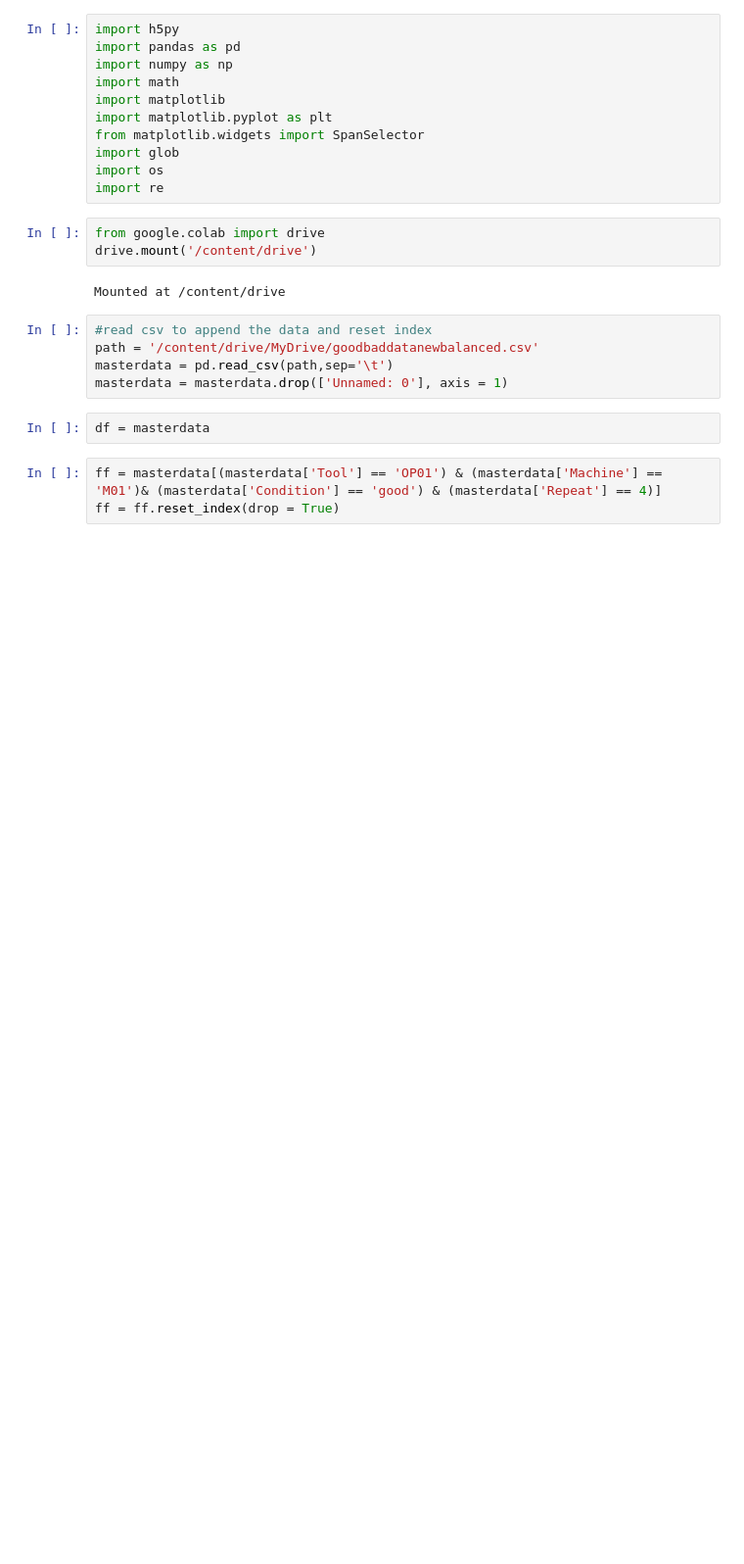
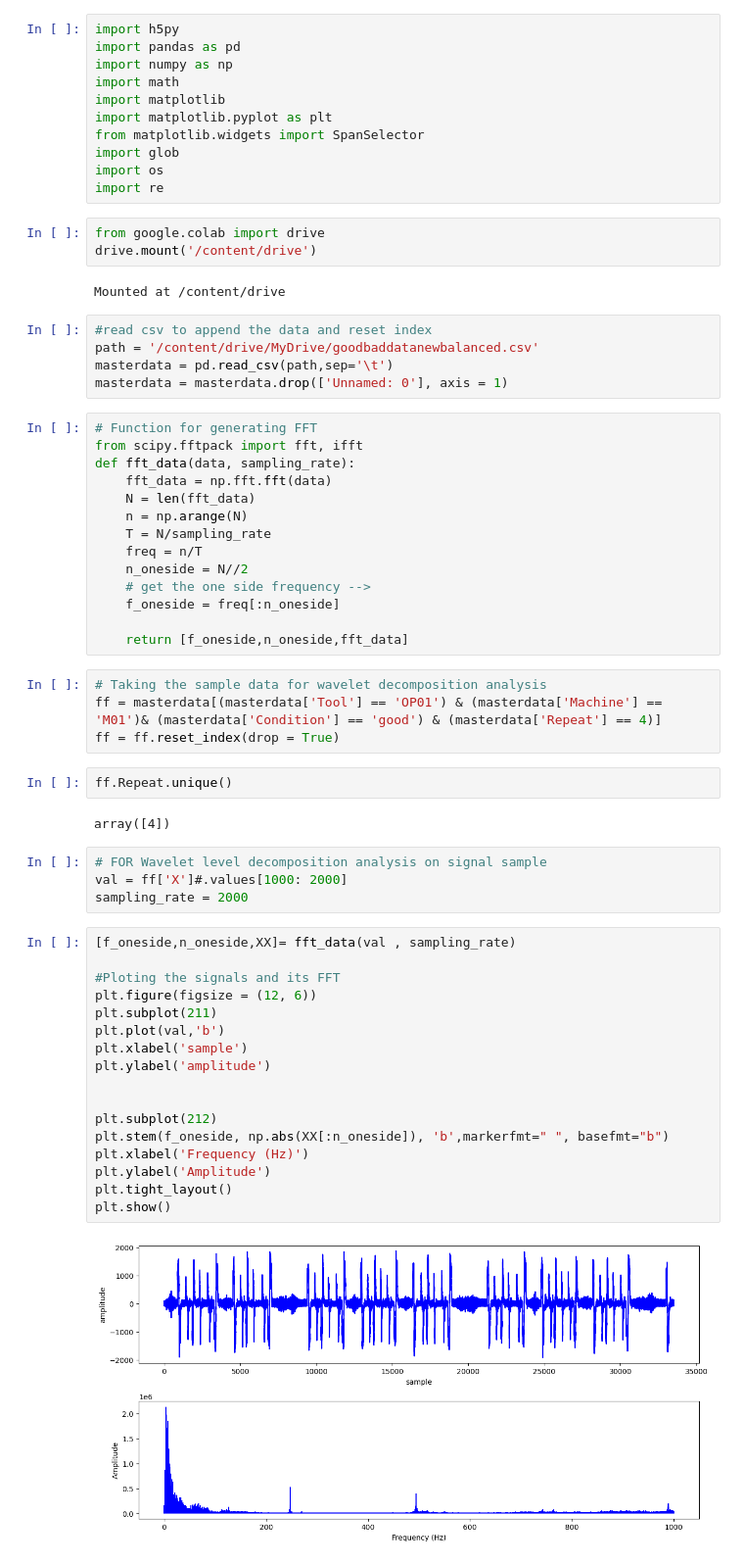
Before and after one commit to AbbasHussain72/Wavelet-featre-extraction-, a Jupyter notebook: Wavelet_level_decomposition.ipynb, the cells around one changed output. Shown at 98% size. Drawn from its saved outputs; the diff is of its cells as text; blank space fills up the shorter version.

```diff
--- a/Wavelet_level_decomposition.ipynb
+++ b/Wavelet_level_decomposition.ipynb
@@ -19,11 +19,51 @@ Mounted at /content/drive
 path = '/content/drive/MyDrive/goodbaddatanewbalanced.csv'
 masterdata = pd.read_csv(path,sep='\t')
 masterdata = masterdata.drop(['Unnamed: 0'], axis = 1)
-# %%
-df = masterdata
+# %%
+# Function for generating FFT
+from scipy.fftpack import fft, ifft
+def fft_data(data, sampling_rate):
+    fft_data = np.fft.fft(data)
+    N = len(fft_data)
+    n = np.arange(N)
+    T = N/sampling_rate
+    freq = n/T
+    n_oneside = N//2
+    # get the one side frequency -->
+    f_oneside = freq[:n_oneside]
+
+    return [f_oneside,n_oneside,fft_data]
 # %%
+# Taking the sample data for wavelet decomposition analysis
 ff = masterdata[(masterdata['Tool'] == 'OP01') & (masterdata['Machine'] == 'M01')& (masterdata['Condition'] == 'good') & (masterdata['Repeat'] == 4)]
 ff = ff.reset_index(drop = True)
+# %%
+ff.Repeat.unique()
+# %% [output]
+array([4])
+# %%
+# FOR Wavelet level decomposition analysis on signal sample
+val = ff['X']#.values[1000: 2000]
+sampling_rate = 2000
+# %%
+[f_oneside,n_oneside,XX]= fft_data(val , sampling_rate)
+
+#Ploting the signals and its FFT
+plt.figure(figsize = (12, 6))
+plt.subplot(211)
+plt.plot(val,'b')
+plt.xlabel('sample')
+plt.ylabel('amplitude')
+
+
+plt.subplot(212)
+plt.stem(f_oneside, np.abs(XX[:n_oneside]), 'b',markerfmt=" ", basefmt="b")
+plt.xlabel('Frequency (Hz)')
+plt.ylabel('Amplitude')
+plt.tight_layout()
+plt.show()
+# %% [output]
+[figure, added]
 # %%
 import pywt
 new_signal = []
```
Also changed, not shown: parts of 20 cells of this notebook.
